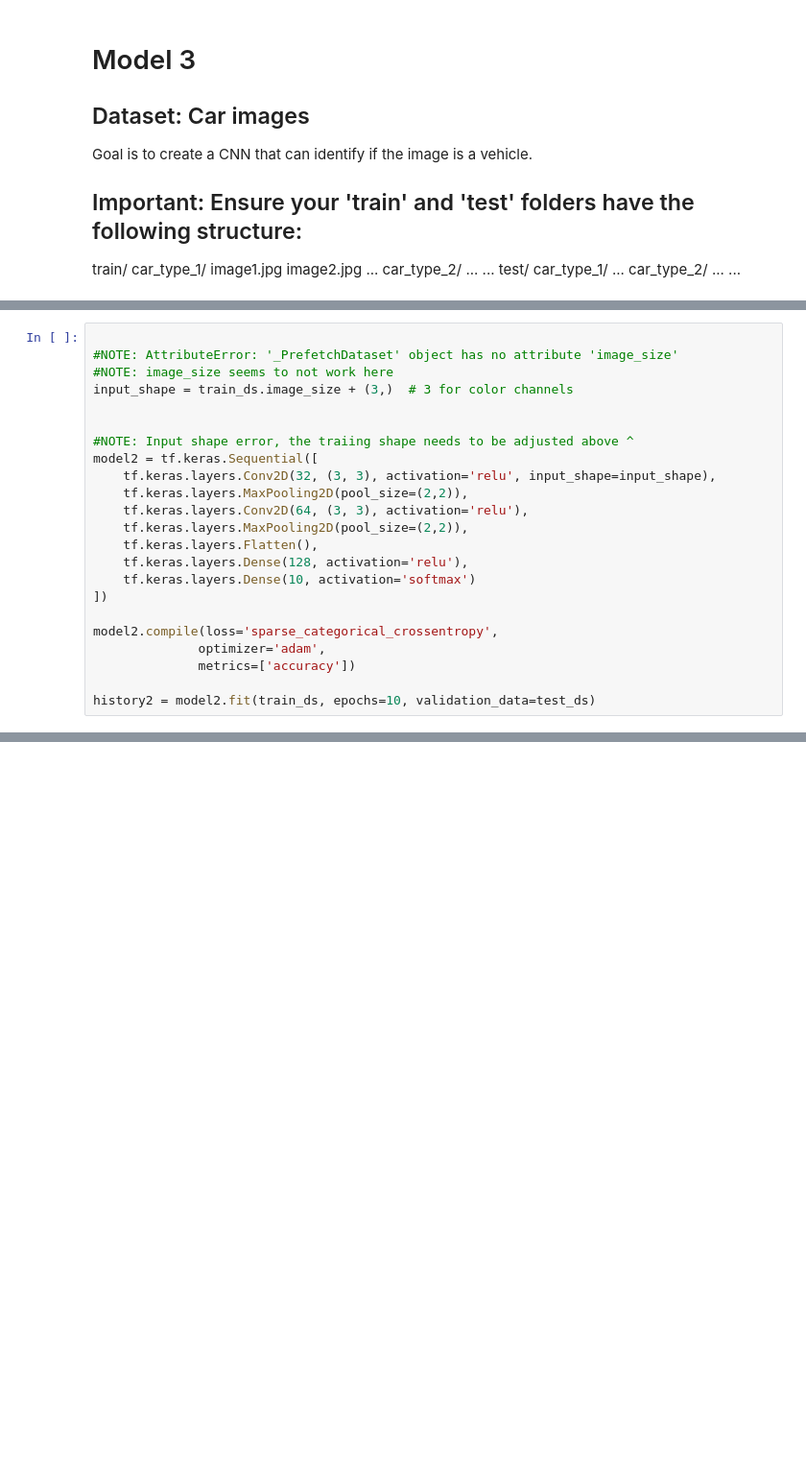
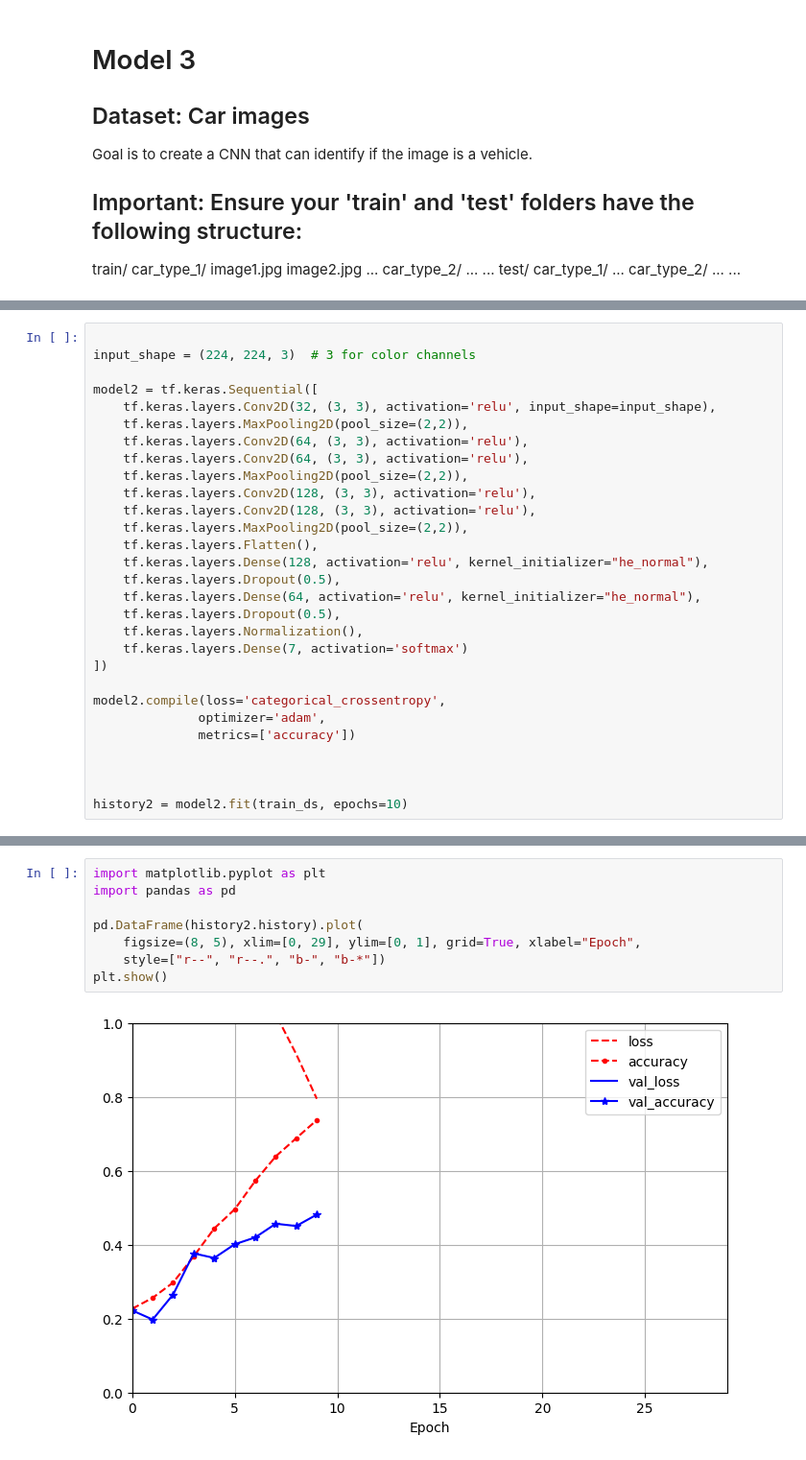
Before and after one commit to GioDude211/ML-2---Projects, a Jupyter notebook: Project 3/vecchione_Project3_1.ipynb, the cells around one changed output, grey strips where cells are left out. Shown at 96% size. Drawn from its saved outputs; the diff is of its cells as text; blank space fills up the shorter version.

Commit message:
issue: valid_ds

```diff
--- a/Project 3/vecchione_Project3_1.ipynb
+++ b/Project 3/vecchione_Project3_1.ipynb
@@ -352,24 +428,30 @@ Using 162 files for validation.
 # %%
 
-#NOTE: AttributeError: '_PrefetchDataset' object has no attribute 'image_size'
-#NOTE: image_size seems to not work here
-input_shape = train_ds.image_size + (3,)  # 3 for color channels
+input_shape = (224, 224, 3)  # 3 for color channels
 
-
-#NOTE: Input shape error, the traiing shape needs to be adjusted above ^
 model2 = tf.keras.Sequential([
     tf.keras.layers.Conv2D(32, (3, 3), activation='relu', input_shape=input_shape),
     tf.keras.layers.MaxPooling2D(pool_size=(2,2)),
     tf.keras.layers.Conv2D(64, (3, 3), activation='relu'),
+    tf.keras.layers.Conv2D(64, (3, 3), activation='relu'),
+    tf.keras.layers.MaxPooling2D(pool_size=(2,2)),
+    tf.keras.layers.Conv2D(128, (3, 3), activation='relu'),
+    tf.keras.layers.Conv2D(128, (3, 3), activation='relu'),
     tf.keras.layers.MaxPooling2D(pool_size=(2,2)),
     tf.keras.layers.Flatten(),
-    tf.keras.layers.Dense(128, activation='relu'),
-    tf.keras.layers.Dense(10, activation='softmax')
+    tf.keras.layers.Dense(128, activation='relu', kernel_initializer="he_normal"),
+    tf.keras.layers.Dropout(0.5),
+    tf.keras.layers.Dense(64, activation='relu', kernel_initializer="he_normal"),
+    tf.keras.layers.Dropout(0.5),
+    tf.keras.layers.Normalization(),
+    tf.keras.layers.Dense(7, activation='softmax')
 ])
 
-model2.compile(loss='sparse_categorical_crossentropy',
+model2.compile(loss='categorical_crossentropy',
               optimizer='adam',
               metrics=['accuracy'])
 
-history2 = model2.fit(train_ds, epochs=10, validation_data=test_ds)
+
+
+history2 = model2.fit(train_ds, epochs=10)
 # %% [output]
@@ -376,0 +462,10 @@ AttributeError: '_PrefetchDataset' object has no attribute 'image_size'
+# %%
+import matplotlib.pyplot as plt
+import pandas as pd
+
+pd.DataFrame(history2.history).plot(
+    figsize=(8, 5), xlim=[0, 29], ylim=[0, 1], grid=True, xlabel="Epoch",
+    style=["r--", "r--.", "b-", "b-*"])
+plt.show()
+# %% [output]
+[figure, added]
```
Also changed, not shown: parts of 8 cells of this notebook.
